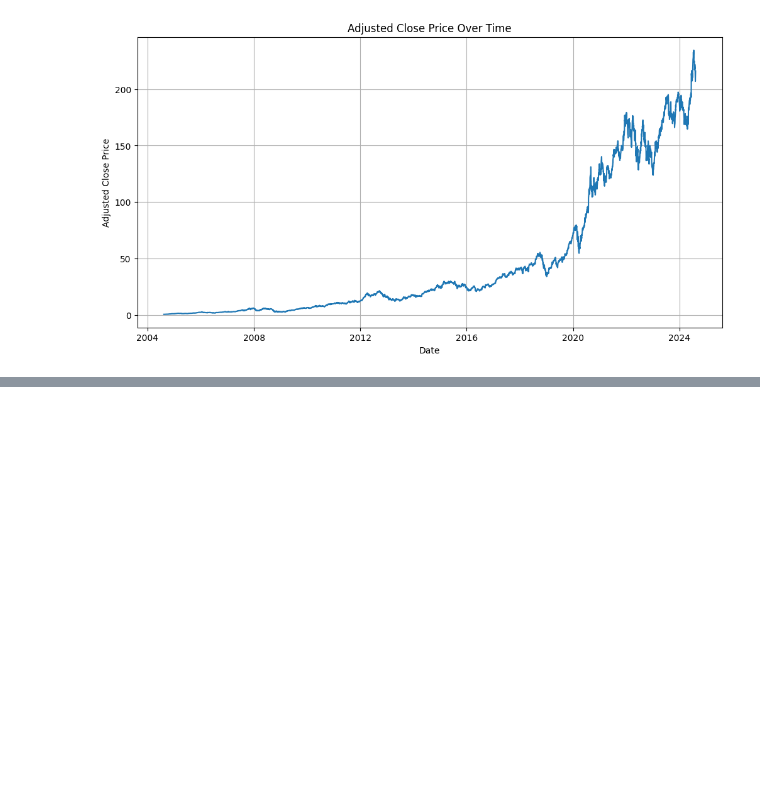
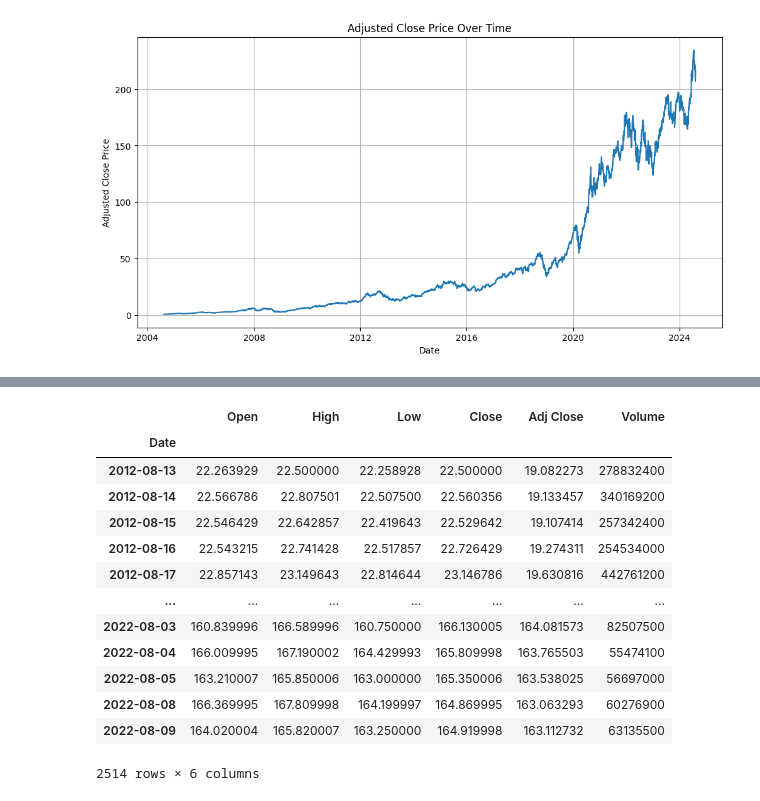
Before and after one commit to tanishhky/ArbitrageForSP500, a Jupyter notebook: main.ipynb, the cells around one changed output, grey strips where cells are left out. Saved outputs shown, nothing was run; the diff lists cells and outputs as text; code cells hidden in the pictures; blank space fills up the shorter version.

```diff
--- a/main.ipynb
+++ b/main.ipynb
@@ -660,0 +735,43 @@ Number of NaNs in y: 0
+# %%
+# Define functions (e.g., calculate_standard_deviation, calculate_var, etc.) here
+
+# Fetch and prepare data
+data = fetch_data(sp500_tickers, '2012-08-12', '2022-08-12')  # Adjust start date for 10 years
+sector_index_data = yf.download(sector_index_ticker, start='2012-08-12', end='2022-08-12')
+
+# Define model and scaler
+model = create_ann_model(len(metrics))
+scaler = StandardScaler()
+
+# Split data
+train_data, test_data = split_data(data)
+
+# Train model
+X_train = np.array([list(metrics.values())] * len(train_data)).reshape(len(train_data), -1)
+y_train = train_data['Adj Close'].values
+X_train_scaled = scaler.fit_transform(X_train)
+model.fit(X_train_scaled, y_train, epochs=20)
+
+# Calculate metrics for the last 2 years
+last_2_years_metrics = calculate_last_2_years_metrics(data['AAPL'], sector_index_data)
+
+# Prepare the data for prediction
+X_last_2_years = np.array(list(last_2_years_metrics.values())).reshape(1, -1)
+X_last_2_years_scaled = scaler.transform(X_last_2_years)
+
+# Predict and plot
+predicted_prices = model.predict(X_last_2_years_scaled)
+start_date = data['AAPL'].index[-2*365]  # Approximate start date of the last 2 years
+end_date = data['AAPL'].index[-1]
+actual_prices = data['AAPL'].loc[start_date:end_date]['Adj Close'].values
+
+dates = data['AAPL'].loc[start_date:end_date].index
+
+plt.figure(figsize=(14, 7))
+plt.plot(dates, actual_prices, label='Actual Prices', color='blue')
+plt.plot(dates, predicted_prices.flatten(), label='Predicted Prices', color='red', linestyle='--')
+plt.xlabel('Date')
+plt.ylabel('Stock Price')
+plt.title('Actual vs. Predicted Stock Prices')
+plt.legend()
+plt.show()
@@ -660,0 +799,17 @@ Number of NaNs in y: 0
+# %%
+train_data
+# %% [output]
+|  | Open | High | Low | Close | Adj Close | Volume |
+| Date |  |  |  |  |  |  |
+| 2012-08-13 | 22.263929 | 22.500000 | 22.258928 | 22.500000 | 19.082273 | 278832400 |
+| 2012-08-14 | 22.566786 | 22.807501 | 22.507500 | 22.560356 | 19.133457 | 340169200 |
+| 2012-08-15 | 22.546429 | 22.642857 | 22.419643 | 22.529642 | 19.107414 | 257342400 |
+| 2012-08-16 | 22.543215 | 22.741428 | 22.517857 | 22.726429 | 19.274311 | 254534000 |
+| 2012-08-17 | 22.857143 | 23.149643 | 22.814644 | 23.146786 | 19.630816 | 442761200 |
+| ... | ... | ... | ... | ... | ... | ... |
+| 2022-08-03 | 160.839996 | 166.589996 | 160.750000 | 166.130005 | 164.081573 | 82507500 |
+| 2022-08-04 | 166.009995 | 167.190002 | 164.429993 | 165.809998 | 163.765503 | 55474100 |
+| 2022-08-05 | 163.210007 | 165.850006 | 163.000000 | 165.350006 | 163.538025 | 56697000 |
+| 2022-08-08 | 166.369995 | 167.809998 | 164.199997 | 164.869995 | 163.063293 | 60276900 |
+| 2022-08-09 | 164.020004 | 165.820007 | 163.250000 | 164.919998 | 163.112732 | 63135500 |
+2514 rows × 6 columns
```
Also changed, not shown: parts of 12 cells of this notebook, 3 other files.
